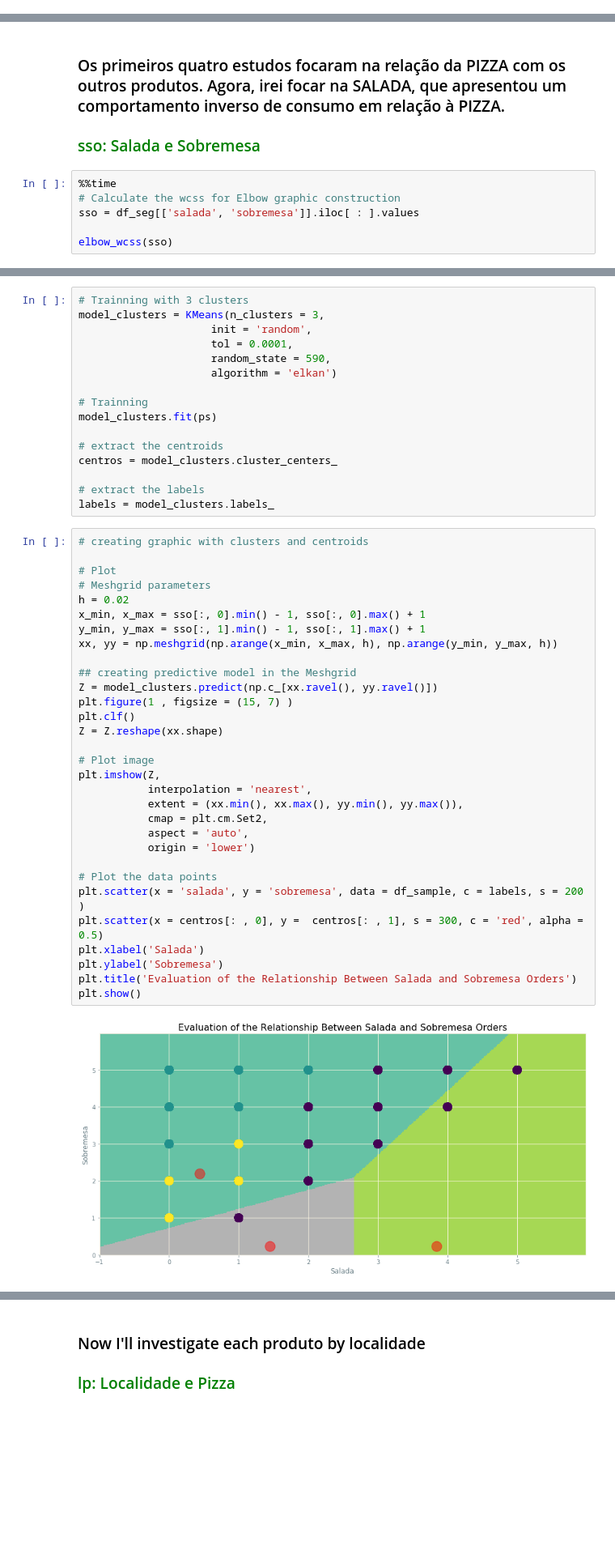
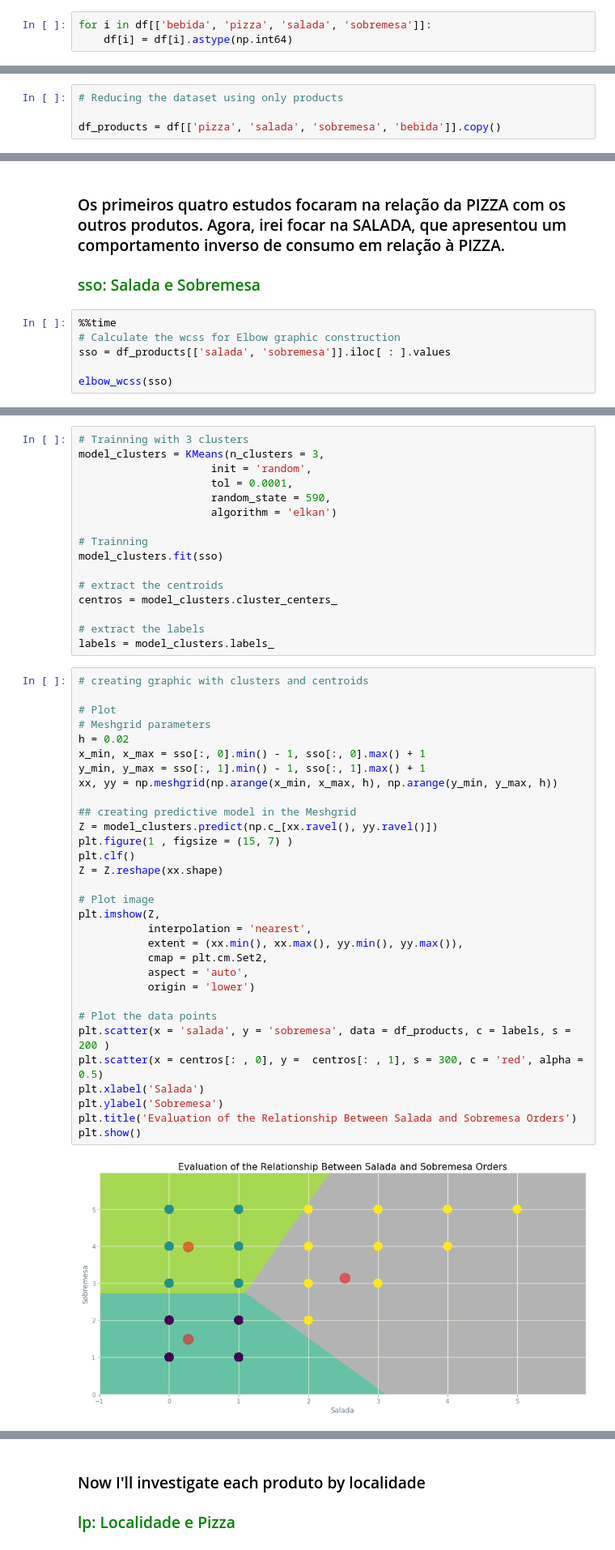
Before and after one commit to Dieljr/pythonDev, a Jupyter notebook: Segmentation_Customer.ipynb, the cells around one changed output, grey strips where cells are left out. Shown at 81% size. Cells and saved outputs as stored; diff of their text form; blank space fills up the shorter version.

```diff
--- a/Segmentation_Customer.ipynb
+++ b/Segmentation_Customer.ipynb
@@ -548,0 +555,3 @@ dtype: object
+# %%
+for i in df[['bebida', 'pizza', 'salada', 'sobremesa']]:
+    df[i] = df[i].astype(np.int64)
@@ -598,3 +638,7 @@ https://scikit-learn.org/stable/modules/generated/sklearn.decomposition.PCA.html
 # %% [markdown]
 ### <font color = 'green'> First Valuation </font>
 #### Using PCA
+# %%
+# Reducing the dataset using only products
+
+df_products = df[['pizza', 'salada', 'sobremesa', 'bebida']].copy()
@@ -931,7 +1149,7 @@ plt.show()
 # %%
 %%time
 # Calculate the wcss for Elbow graphic construction
-sso = df_seg[['salada', 'sobremesa']].iloc[ : ].values
+sso = df_products[['salada', 'sobremesa']].iloc[ : ].values
 
 elbow_wcss(sso)
 # %% [output]
@@ -961,7 +1179,7 @@ model_clusters = KMeans(n_clusters = 3,
                      algorithm = 'elkan')
 
 # Trainning
-model_clusters.fit(ps)
+model_clusters.fit(sso)
 
 # extract the centroids
 centros = model_clusters.cluster_centers_
@@ -972,35 +1190,35 @@ labels = model_clusters.labels_
 # creating graphic with clusters and centroids
 
 # Plot
 # Meshgrid parameters
 h = 0.02
 x_min, x_max = sso[:, 0].min() - 1, sso[:, 0].max() + 1
 y_min, y_max = sso[:, 1].min() - 1, sso[:, 1].max() + 1
 xx, yy = np.meshgrid(np.arange(x_min, x_max, h), np.arange(y_min, y_max, h))
 
 ## creating predictive model in the Meshgrid
 Z = model_clusters.predict(np.c_[xx.ravel(), yy.ravel()])
 plt.figure(1 , figsize = (15, 7) )
 plt.clf()
 Z = Z.reshape(xx.shape)
 
 # Plot image
 plt.imshow(Z,
            interpolation = 'nearest',
            extent = (xx.min(), xx.max(), yy.min(), yy.max()),
            cmap = plt.cm.Set2,
            aspect = 'auto',
            origin = 'lower')
 
 # Plot the data points
-plt.scatter(x = 'salada', y = 'sobremesa', data = df_sample, c = labels, s = 200 )
+plt.scatter(x = 'salada', y = 'sobremesa', data = df_products, c = labels, s = 200 )
 plt.scatter(x = centros[: , 0], y =  centros[: , 1], s = 300, c = 'red', alpha = 0.5)
 plt.xlabel('Salada')
 plt.ylabel('Sobremesa')
 plt.title('Evaluation of the Relationship Between Salada and Sobremesa Orders')
 plt.show()
 # %% [output]
-[figure, old version]
+[figure, new version]
 # %% [markdown]
 ### <font color = "red">INTERPRETATION</font>
 
```
Also changed, not shown: parts of 61 cells of this notebook.
